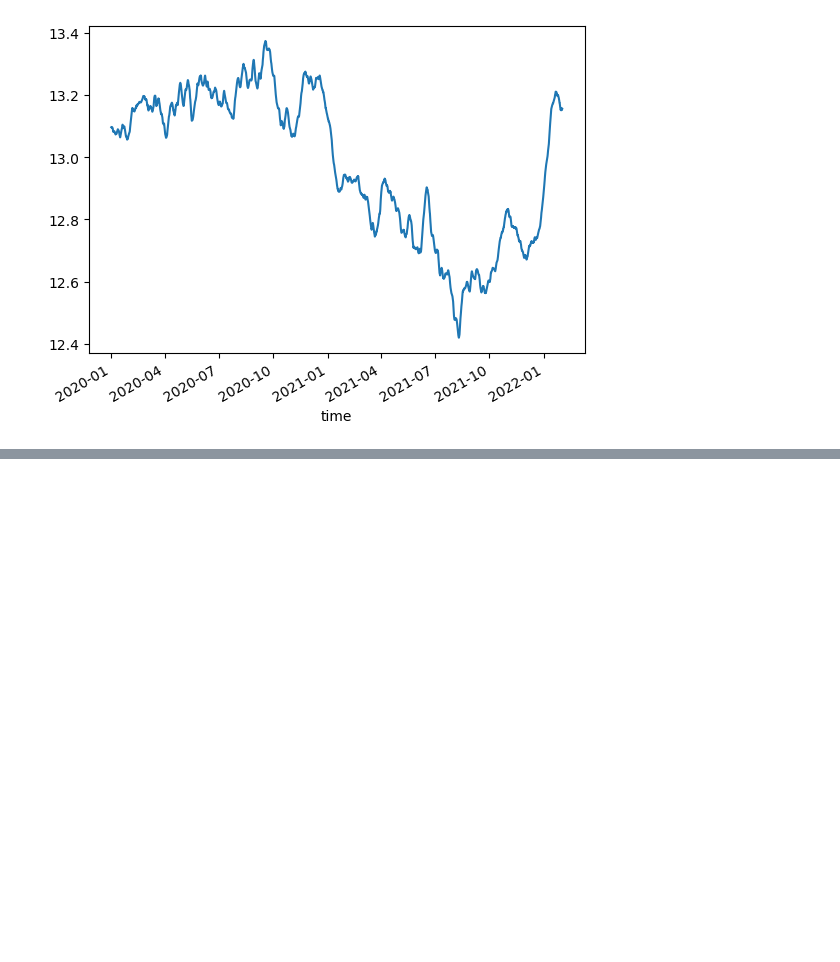
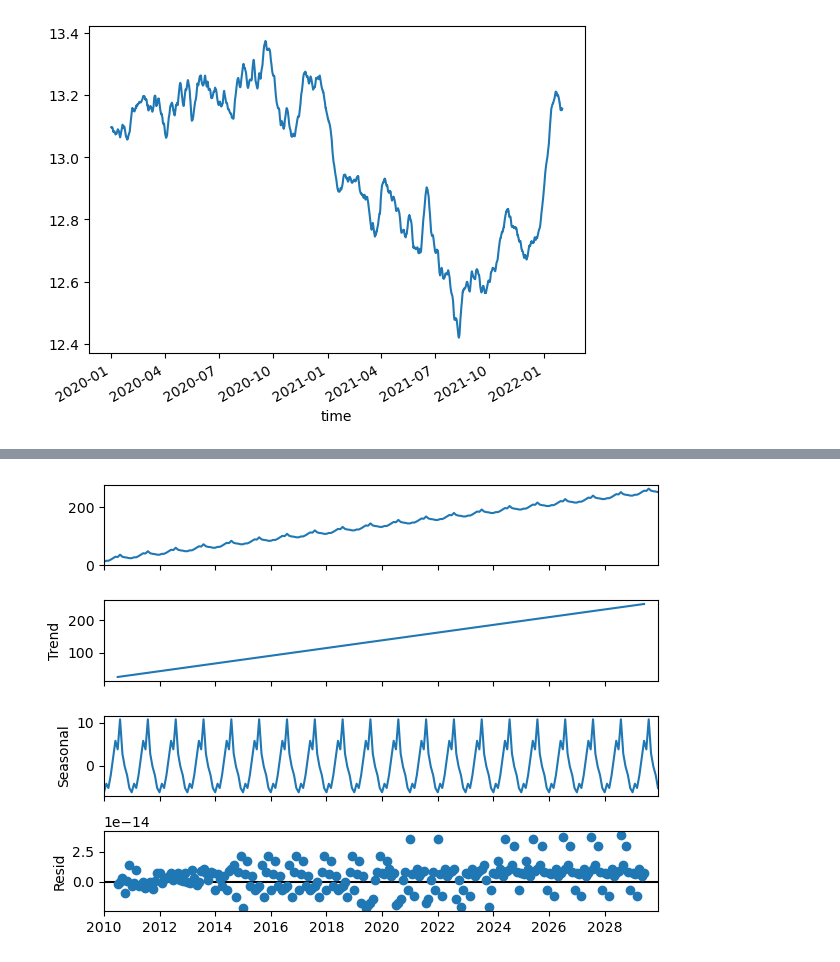
Before and after one commit to Camiloesp/PythonDataScience_SupervisedML, a Jupyter notebook: Regression_and_Forecasting/8_TimeSeriesAnalysis.ipynb, the cells around one changed output, grey strips where cells are left out. Cells and saved outputs as stored; diff of their text form; code cells hidden in the pictures; blank space fills up the shorter version.

```diff
--- a/Regression_and_Forecasting/8_TimeSeriesAnalysis.ipynb
+++ b/Regression_and_Forecasting/8_TimeSeriesAnalysis.ipynb
@@ -28,0 +47,4 @@ weather.set_index('time').loc[:, 'temperature'].rolling((24 * 365)).mean().plot(
+# %%
+seasonal_decompose(taco_stands.set_index('Date')).plot();
+# %% [output]
+[figure, added]
```
Also changed, not shown: parts of 14 cells of this notebook, 1 other file.
